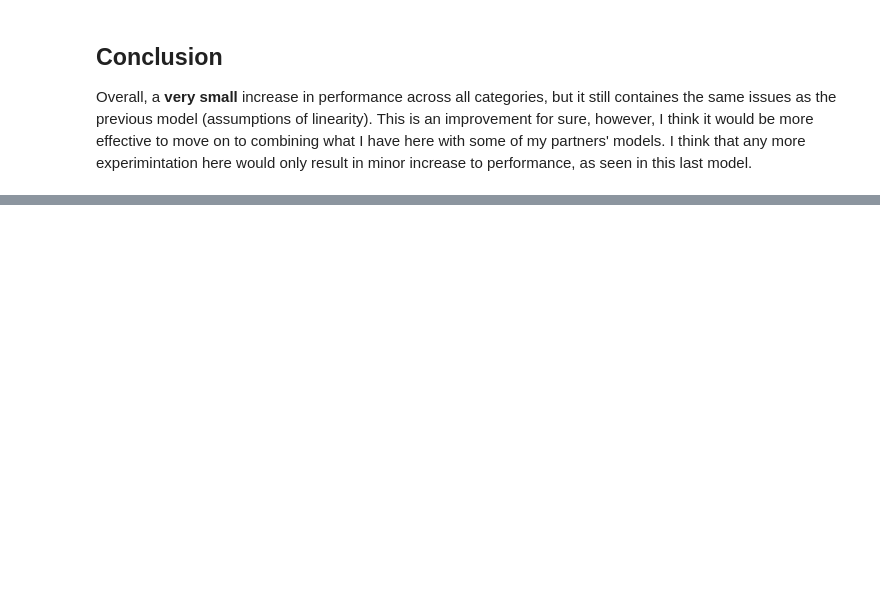
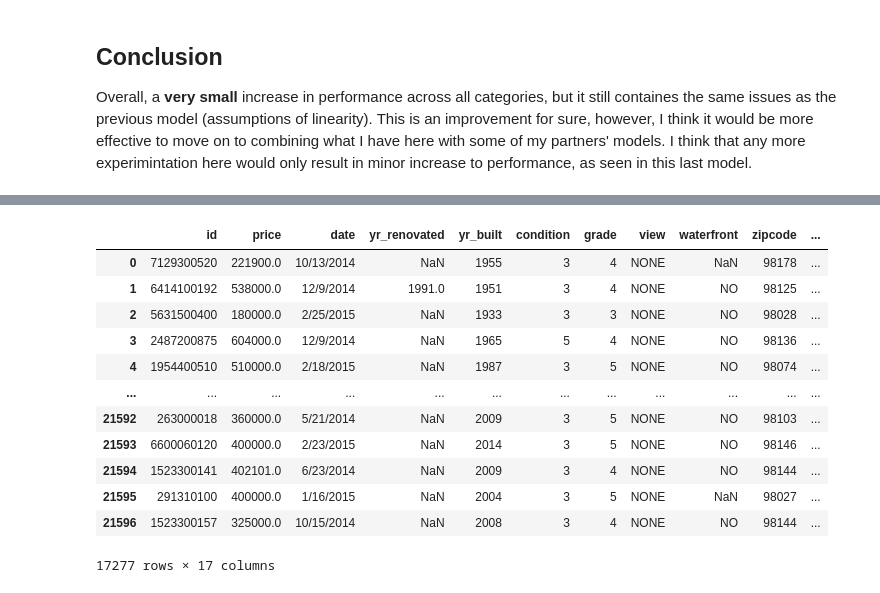
Before and after one commit to Jyve00/King-County-Housing-, a Jupyter notebook: notebooks/Matthew/Matthew-Modeling.ipynb, the cells around one changed output, grey strips where cells are left out. Cells and saved outputs as stored; diff of their text form; code cells hidden in the pictures; blank space fills up the shorter version.

```diff
--- a/notebooks/Matthew/Matthew-Modeling.ipynb
+++ b/notebooks/Matthew/Matthew-Modeling.ipynb
@@ -273 +273,19 @@ Notes:
 strong multicollinearity or other numerical problems.
+# %%
+s = pd.read_csv('../../Data/my_filtered_dataframe_id.csv', index_col=0)
+t = pd.read_csv('../../Data/cleanhousedata_id.csv', index_col=0)
+s
+# %% [output]
+|  | id | price | date | yr_renovated | yr_built | condition | grade | view | waterfront | zipcode | ... |
+| 0 | 7129300520 | 221900.0 | 10/13/2014 | NaN | 1955 | 3 | 4 | NONE | NaN | 98178 | ... |
+| 1 | 6414100192 | 538000.0 | 12/9/2014 | 1991.0 | 1951 | 3 | 4 | NONE | NO | 98125 | ... |
+| 2 | 5631500400 | 180000.0 | 2/25/2015 | NaN | 1933 | 3 | 3 | NONE | NO | 98028 | ... |
+| 3 | 2487200875 | 604000.0 | 12/9/2014 | NaN | 1965 | 5 | 4 | NONE | NO | 98136 | ... |
+| 4 | 1954400510 | 510000.0 | 2/18/2015 | NaN | 1987 | 3 | 5 | NONE | NO | 98074 | ... |
+| ... | ... | ... | ... | ... | ... | ... | ... | ... | ... | ... | ... |
+| 21592 | 263000018 | 360000.0 | 5/21/2014 | NaN | 2009 | 3 | 5 | NONE | NO | 98103 | ... |
+| 21593 | 6600060120 | 400000.0 | 2/23/2015 | NaN | 2014 | 3 | 5 | NONE | NO | 98146 | ... |
+| 21594 | 1523300141 | 402101.0 | 6/23/2014 | NaN | 2009 | 3 | 4 | NONE | NO | 98144 | ... |
+| 21595 | 291310100 | 400000.0 | 1/16/2015 | NaN | 2004 | 3 | 5 | NONE | NaN | 98027 | ... |
+| 21596 | 1523300157 | 325000.0 | 10/15/2014 | NaN | 2008 | 3 | 4 | NONE | NO | 98144 | ... |
+17277 rows × 17 columns
```
Also changed, not shown: parts of 19 cells of this notebook.
